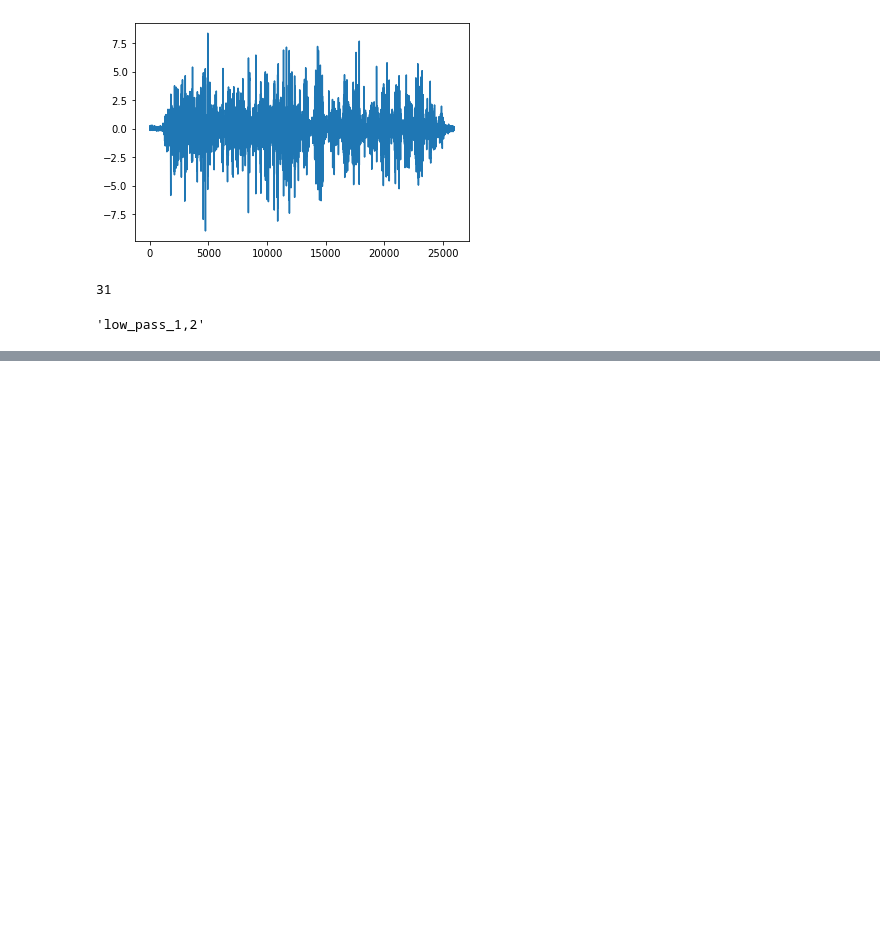
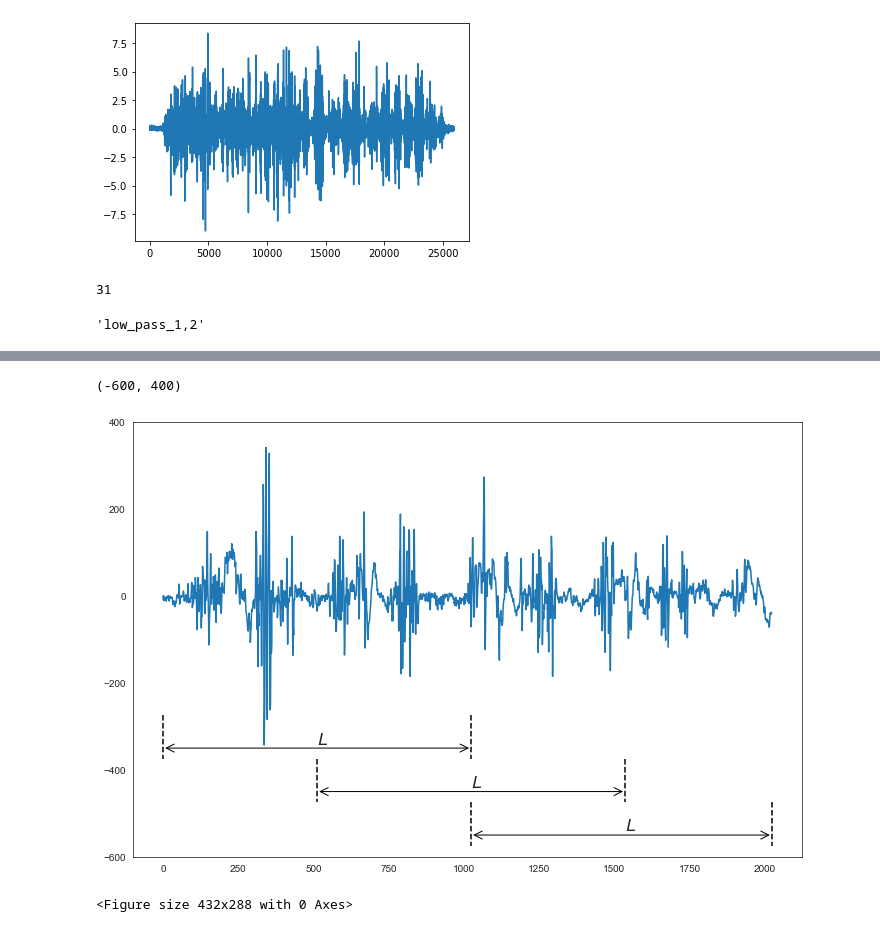
Before and after one commit to wuwenbo718/Master-Thesis, a Jupyter notebook: label_summary.ipynb, the cells around one changed output, grey strips where cells are left out. Saved outputs shown, nothing was run; the diff lists cells and outputs as text; code cells hidden in the pictures; blank space fills up the shorter version.

```diff
--- a/label_summary.ipynb
+++ b/label_summary.ipynb
@@ -1695,3 +1697,20 @@ for i in range(8):
     temp.iloc[:,i+3] = temp.iloc[:,i+3].astype('float32')
 # %%
 temp.to_csv('./temp.csv')
+# %%
+ind = df2.iloc[1].isna()
+files = np.concatenate([np.array(df.columns),np.array('normal/'+df2.columns[ind])])
+
+data = pd.Series([],dtype=int)
+data1 = pd.Series([],dtype=int)
+data2 = pd.Series([],dtype=int)
+
+for file in files:
+    temp = pd.read_csv('./data/'+file)
+    if np.any(temp.Label1 == 0):
+        print(file)
+    data1 = data1.add(temp.Label1.value_counts(),fill_value=0)
+    data2 = data2.add(temp.Label2.value_counts(),fill_value=0)
+    ind = temp.Label1 == temp.Label2
+    temp = temp[ind].Label1.value_counts()
+    data = data.add(temp,fill_value=0)
@@ -1697,0 +1735,45 @@ temp.to_csv('./temp.csv')
+# %%
+temp = pd.read_csv('./data/'+files[15])
+# %%
+L = 2024
+arh = -350
+t=np.arange(0,L)
+
+sns.set_style(style='white')
+
+plt.figure(figsize=(12,8))
+plt.plot(t,temp.iloc[6000:6000+L,4])
+# plt.annotate(s='', xy=(1024,arh), xytext=(0,arh), arrowprops=dict(arrowstyle='<->'))
+
+p = patches.FancyArrowPatch((0, -350), (1024, -350), arrowstyle='<->', mutation_scale=20, color='k')
+plt.gca().add_patch(p)
+plt.plot([1024,1024],[-275,-375],'k--')
+plt.plot([0,0],[-275,-375],'k--')
+plt.text(512,-340,'L',family='sans-serif',size='xx-large',style='italic')
+
+p = patches.FancyArrowPatch((512, -450), (1536, -450), arrowstyle='<->', mutation_scale=20, color='k')
+plt.gca().add_patch(p)
+plt.plot([1536,1536],[-375,-475],'k--')
+plt.plot([512,512],[-375,-475],'k--')
+plt.text(1024,-440,'L',family='sans-serif',size='xx-large',style='italic')
+
+
+
+p = patches.FancyArrowPatch((1024, -550), (2024, -550), arrowstyle='<->', mutation_scale=20, color='k')
+plt.gca().add_patch(p)
+plt.plot([2024,2024],[-475,-575],'k--')
+plt.plot([1024,1024],[-475,-575],'k--')
+plt.text(1536,-540,'L',family='sans-serif',size='xx-large',style='italic')
+# plt.yticks([])
+# plt.ylabel('')
+# plt.xlim(0,2000)
+plt.ylim(-600,400)
+# %% [output]
+(-600, 400)
+[figure, added]
+# %%
+plt.figure()
+patches.FancyArrowPatch((10, 10), (200, 200), arrowstyle='<->', mutation_scale=20)
+plt.show()
+# %% [output]
+<Figure size 432x288 with 0 Axes>
```
Also changed, not shown: parts of 6 cells of this notebook, 55 other files.
